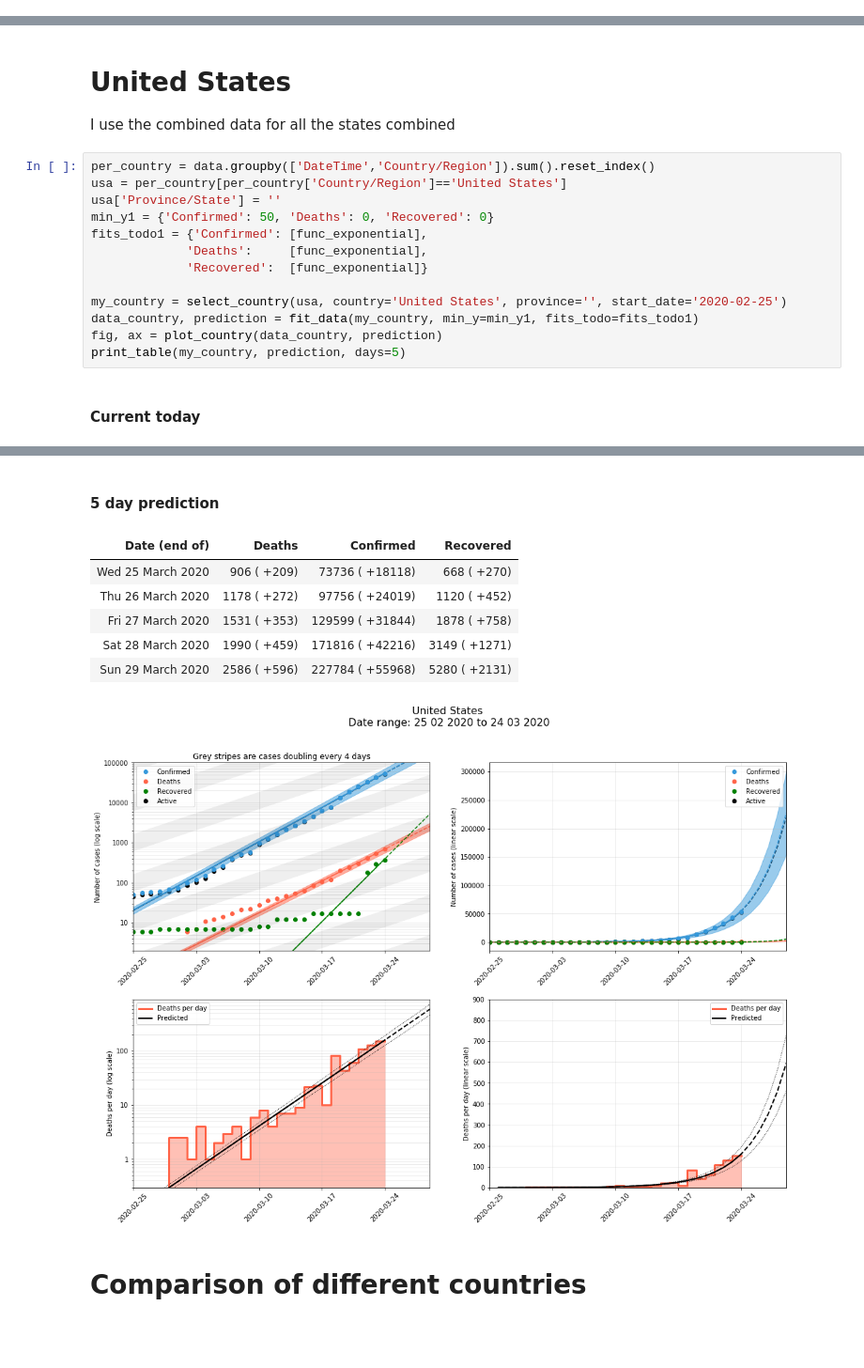
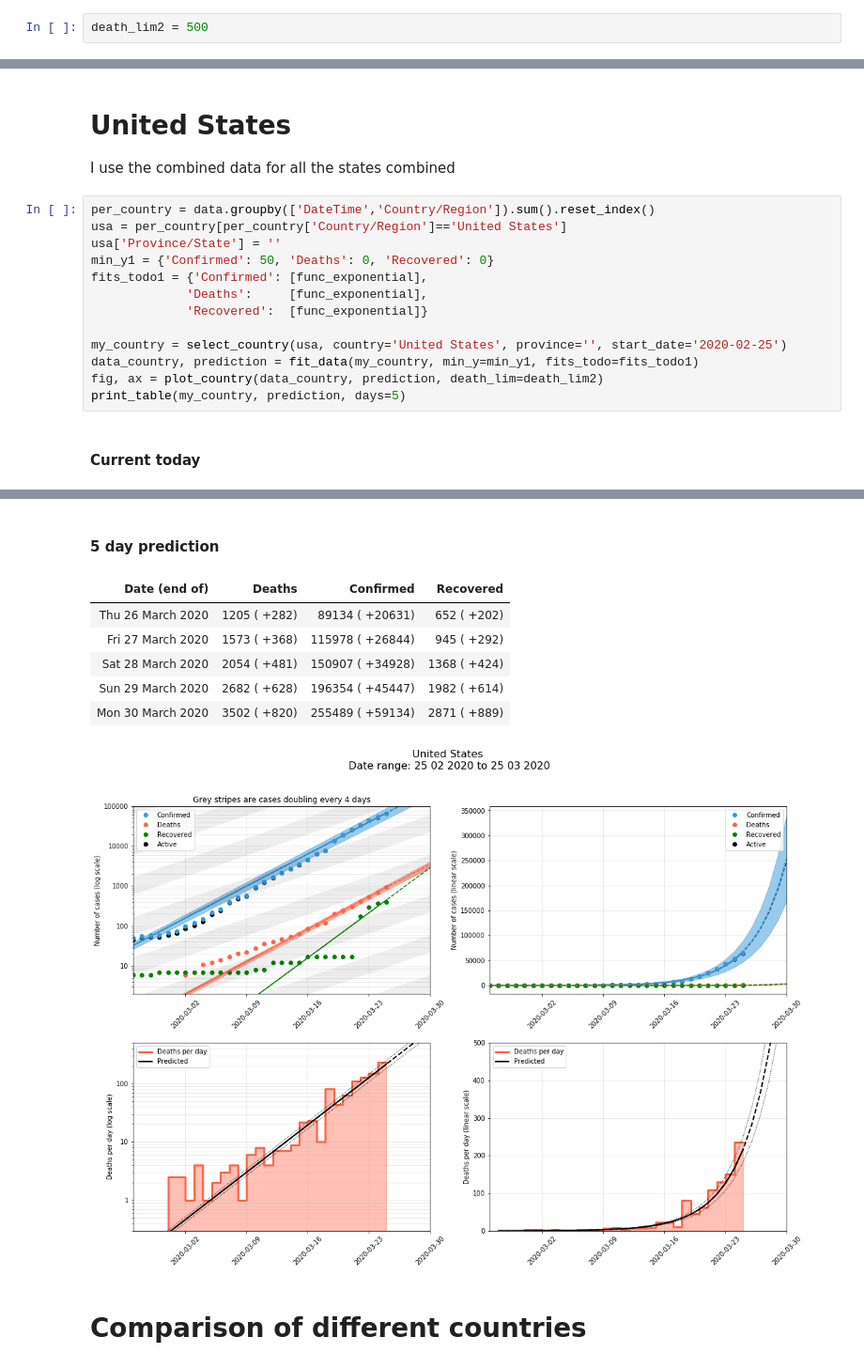
Before and after one commit to jmoldon/coronavirus_analysis, a Jupyter notebook: covid19_newdata.ipynb, the cells around one changed output, grey strips where cells are left out. Shown at 94% size. Drawn from its saved outputs; the diff is of its cells as text; blank space fills up the shorter version.

Commit message:
Update March 26

```diff
--- a/covid19_newdata.ipynb
+++ b/covid19_newdata.ipynb
@@ -591,3 +591,5 @@ print_table(my_country, prediction, days=5)
+# %%
+death_lim2 = 500
 # %%
 display(Markdown("## France"))
 min_y1 = {'Confirmed': 50, 'Deaths': 100, 'Recovered': 20}
@@ -808,7 +810,7 @@ fits_todo1 = {'Confirmed': [func_exponential],
 
 my_country = select_country(usa, country='United States', province='', start_date='2020-02-25')
 data_country, prediction = fit_data(my_country, min_y=min_y1, fits_todo=fits_todo1)
-fig, ax = plot_country(data_country, prediction)
+fig, ax = plot_country(data_country, prediction, death_lim=death_lim2)
 print_table(my_country, prediction, days=5)
 # %% [output]
 #### Current today
@@ -817,11 +819,11 @@ print_table(my_country, prediction, days=5)
 #### 5 day prediction
 | Date (end of) | Deaths | Confirmed | Recovered |
-| Wed 25 March 2020 | 906 ( +209) | 73736 ( +18118) | 668 ( +270) |
-| Thu 26 March 2020 | 1178 ( +272) | 97756 ( +24019) | 1120 ( +452) |
-| Fri 27 March 2020 | 1531 ( +353) | 129599 ( +31844) | 1878 ( +758) |
-| Sat 28 March 2020 | 1990 ( +459) | 171816 ( +42216) | 3149 ( +1271) |
-| Sun 29 March 2020 | 2586 ( +596) | 227784 ( +55968) | 5280 ( +2131) |
+| Thu 26 March 2020 | 1205 ( +282) | 89134 ( +20631) | 652 ( +202) |
+| Fri 27 March 2020 | 1573 ( +368) | 115978 ( +26844) | 945 ( +292) |
+| Sat 28 March 2020 | 2054 ( +481) | 150907 ( +34928) | 1368 ( +424) |
+| Sun 29 March 2020 | 2682 ( +628) | 196354 ( +45447) | 1982 ( +614) |
+| Mon 30 March 2020 | 3502 ( +820) | 255489 ( +59134) | 2871 ( +889) |
-[figure, old version]
+[figure, new version]
 # %% [markdown]
 # Comparison of different countries
 # %%
```
Also changed, not shown: parts of 20 cells of this notebook, 21 other files.
